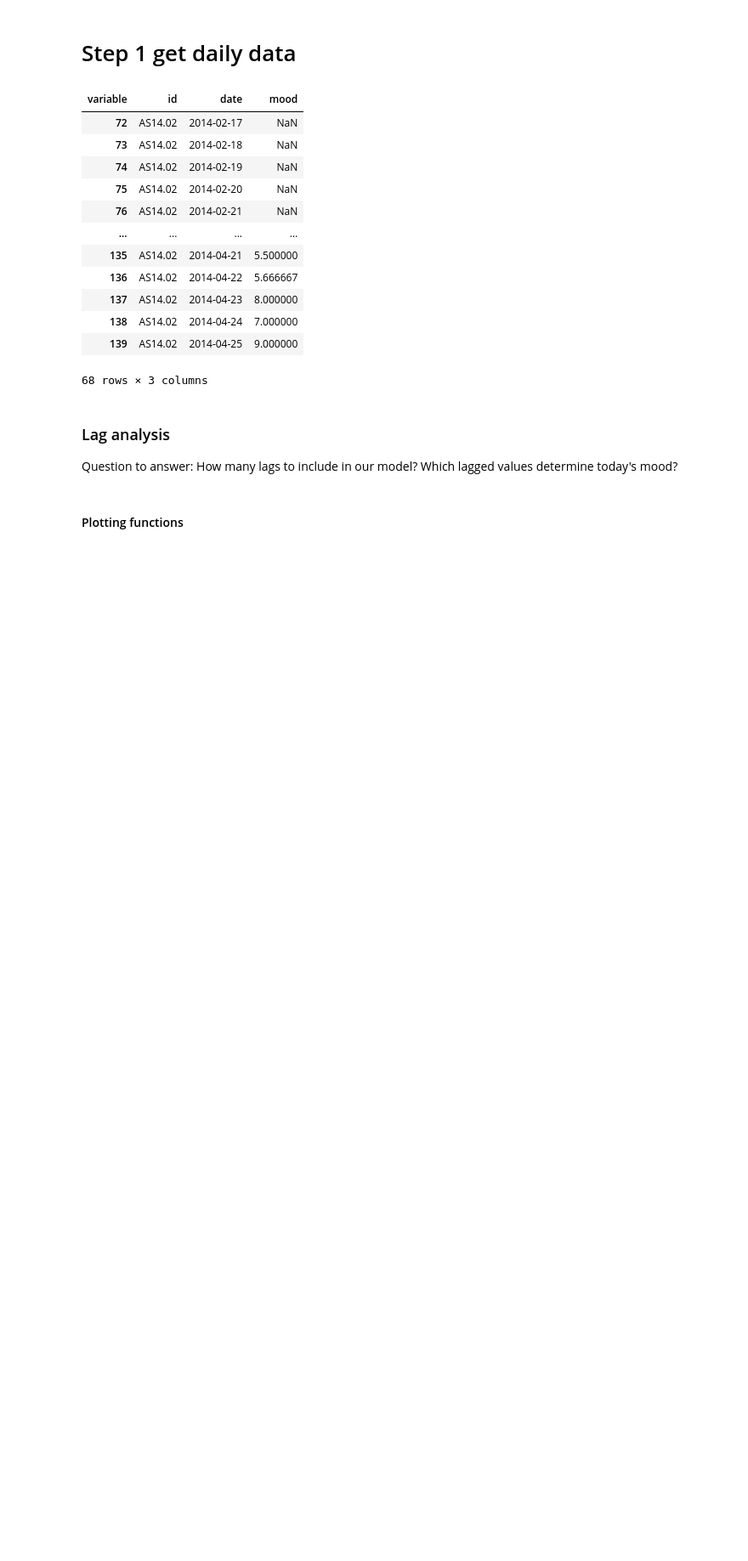
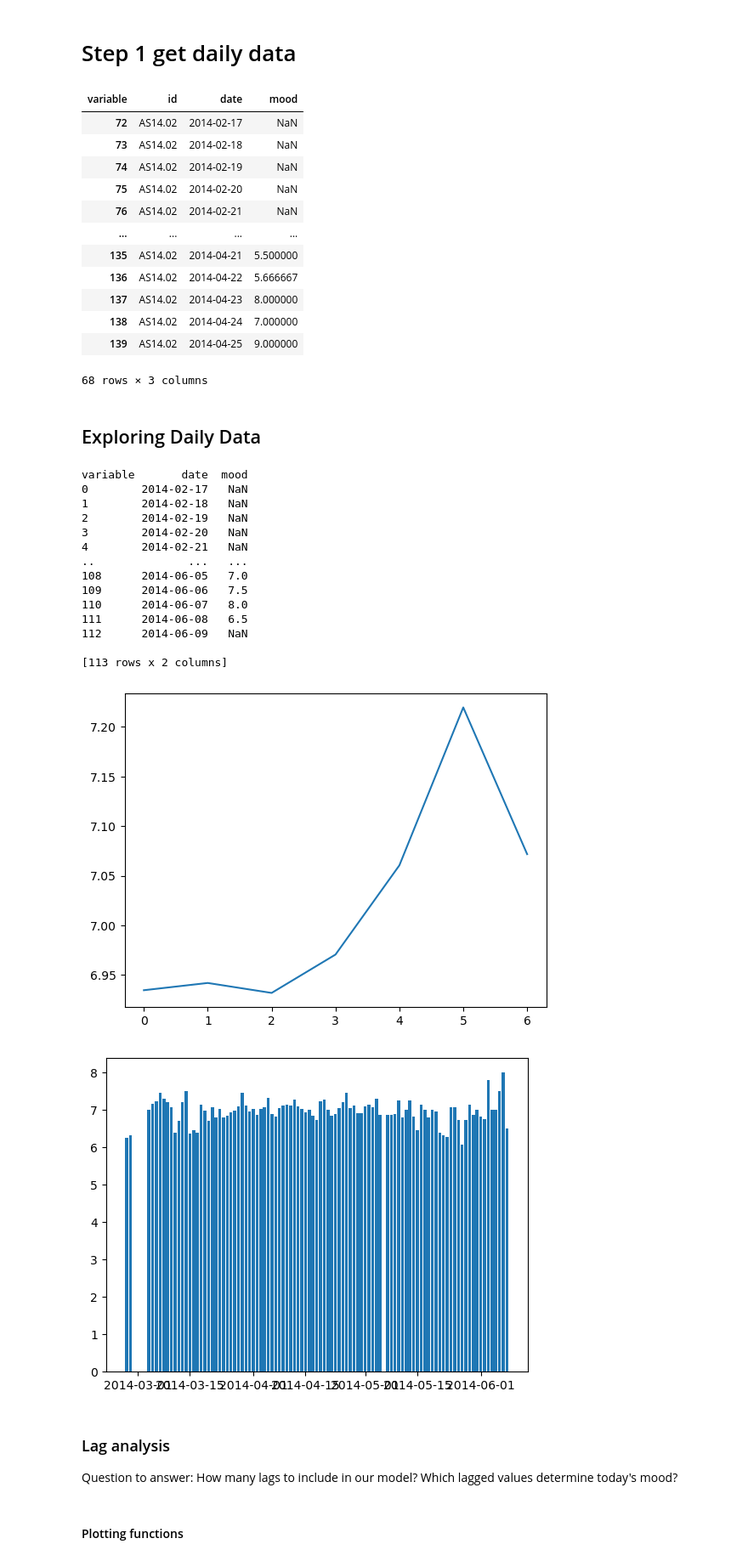
Before and after one commit to emmaarussi/mood-estimation, a Jupyter notebook: notebooks/exploratory_analysis.ipynb, the cells around one changed output. Shown: that part at 85% size. Cells and saved outputs as stored; diff of their text form; code cells hidden in the pictures; blank space fills up the shorter version.

Commit message:
Edit explor analysis

```diff
--- a/notebooks/exploratory_analysis.ipynb
+++ b/notebooks/exploratory_analysis.ipynb
@@ -49,6 +88,7 @@ daily_mood = mood.pivot_table(
 daily_mood = daily_mood.sort_values(['id','date'])
 daily_mood['mood_diff'] = daily_mood['mood'].diff()
 daily_mood['date'] = pd.to_datetime(daily_mood['date'], errors='coerce')
+daily_mood['day_of_week'] = daily_mood['date'].dt.day_of_week
 
 def created_lagged_variables(df, variable: str, number_of_lags: int):
     for i in range(1, number_of_lags + 1):
@@ -74,6 +114,40 @@ daily_mood[daily_mood['id'] == user_ids[1]][lagged_columns + ['id','date','mood'
 | 138 | AS14.02 | 2014-04-24 | 7.000000 |
 | 139 | AS14.02 | 2014-04-25 | 9.000000 |
 68 rows × 3 columns
+# %% [markdown]
+## Exploring Daily Data
+# %%
+plot_data_daily = daily_mood[['mood','date']].groupby('date').mean().reset_index()
+print(plot_data_daily)
+
+
+plt.figure()
+plt.plot(daily_mood[['mood','day_of_week']].groupby('day_of_week').mean())
+plt.show()
+
+
+plot_data_daily
+
+plt.figure()
+plt.bar(plot_data_daily['date'], plot_data_daily['mood'])
+plt.show()
+# %% [output]
+variable       date  mood
+0        2014-02-17   NaN
+1        2014-02-18   NaN
+2        2014-02-19   NaN
+3        2014-02-20   NaN
+4        2014-02-21   NaN
+..              ...   ...
+108      2014-06-05   7.0
+109      2014-06-06   7.5
+110      2014-06-07   8.0
+111      2014-06-08   6.5
+112      2014-06-09   NaN
+
+[113 rows x 2 columns]
+[figure, added]
+[figure, added]
 # %% [markdown]
 ### Lag analysis
 Question to answer: How many lags to include in our model? Which lagged values determine today's mood?
```
Also changed, not shown: parts of 2 cells of this notebook.
